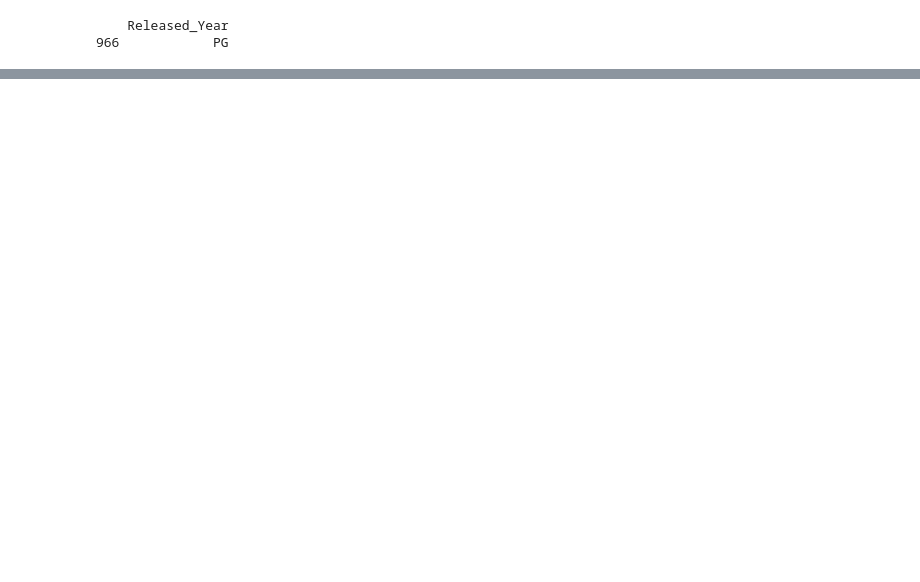
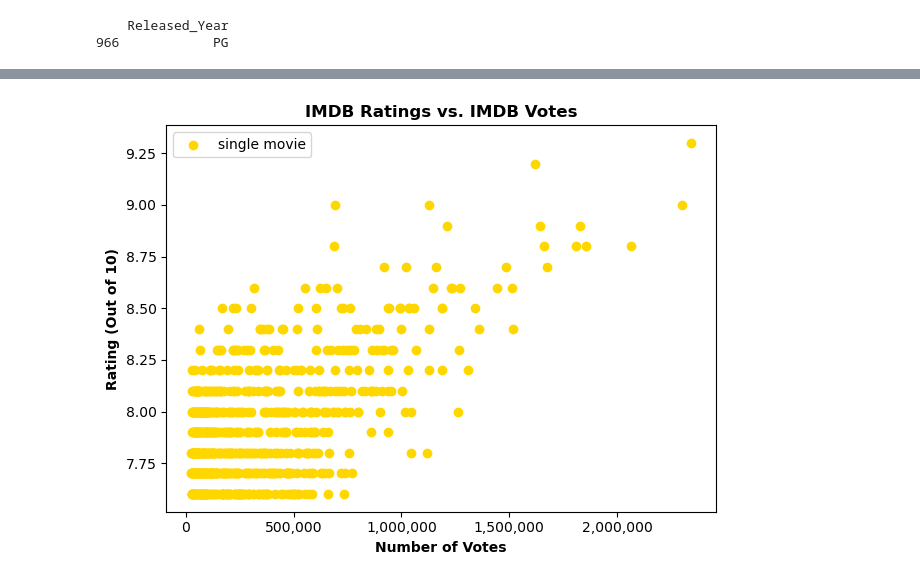
Before and after one commit to spc-kim/midterm_project, a Jupyter notebook: notebook.ipynb, the cells around one changed output, grey strips where cells are left out. Cells and saved outputs as stored; diff of their text form; code cells hidden in the pictures; blank space fills up the shorter version.

```diff
--- a/notebook.ipynb
+++ b/notebook.ipynb
@@ -306,0 +308,15 @@ plt.show()
+# %%
+# Let's start with IMDB rating vs number of votes
+rating_vs_votes_fig, rating_vs_votes_ax = plt.subplots()
+rating_vs_votes_ax.scatter(numeric_df["No_of_Votes"], numeric_df["IMDB_Rating"], color="gold", label="single movie")
+rating_vs_votes_ax.ticklabel_format(style='plain')
+rating_vs_votes_ax.xaxis.set_major_formatter(mticker.StrMethodFormatter('{x:,.0f}'))
+rating_vs_votes_ax.set_title("IMDB Ratings vs. IMDB Votes", weight="bold")
+rating_vs_votes_ax.set_xlabel("Number of Votes", weight="bold")
+rating_vs_votes_ax.set_ylabel("Rating (Out of 10)", weight="bold")
+
+plt.tight_layout()
+plt.legend()
+plt.show()
+# %% [output]
+[figure, added]
```
Also changed, not shown: parts of 21 cells of this notebook.
